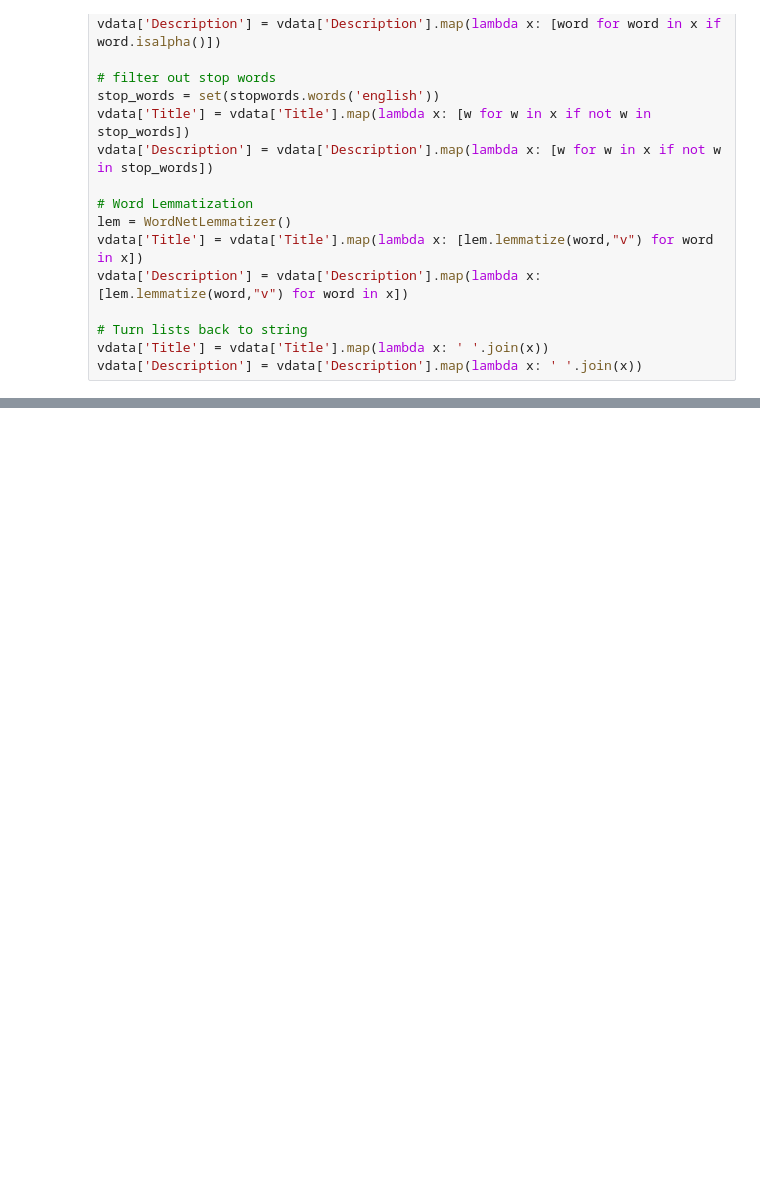
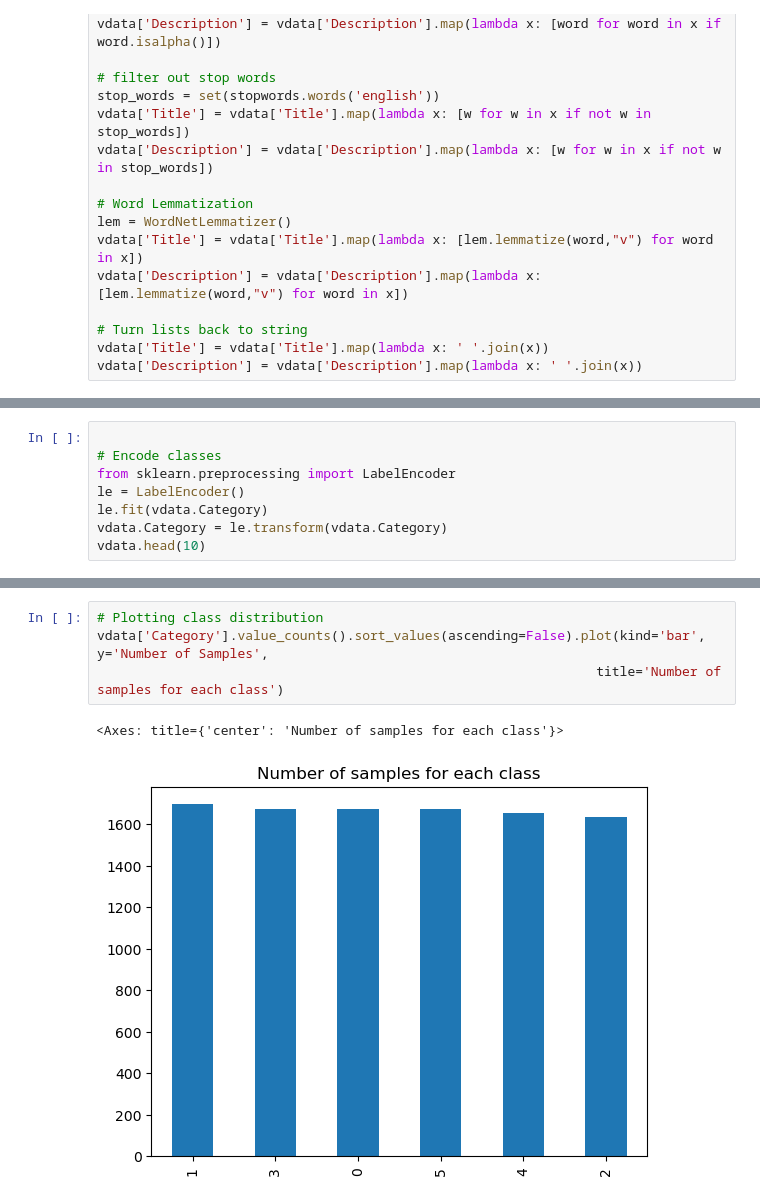
Before and after one commit to bhupeshjoshi7/Ad-Recommender-System, a Jupyter notebook: recommendation.ipynb, the cells around one changed output, grey strips where cells are left out. Saved outputs shown, nothing was run; the diff lists cells and outputs as text; blank space fills up the shorter version.

```diff
--- a/recommendation.ipynb
+++ b/recommendation.ipynb
@@ -280,0 +315,8 @@ dtype: int64
+# %%
+
+# Encode classes
+from sklearn.preprocessing import LabelEncoder
+le = LabelEncoder()
+le.fit(vdata.Category)
+vdata.Category = le.transform(vdata.Category)
+vdata.head(10)
@@ -280,0 +361,7 @@ dtype: int64
+# %%
+# Plotting class distribution
+vdata['Category'].value_counts().sort_values(ascending=False).plot(kind='bar', y='Number of Samples',
+                                                                title='Number of samples for each class')
+# %% [output]
+<Axes: title={'center': 'Number of samples for each class'}>
+[figure, added]
```
Also changed, not shown: parts of 16 cells of this notebook, 2 other files.
